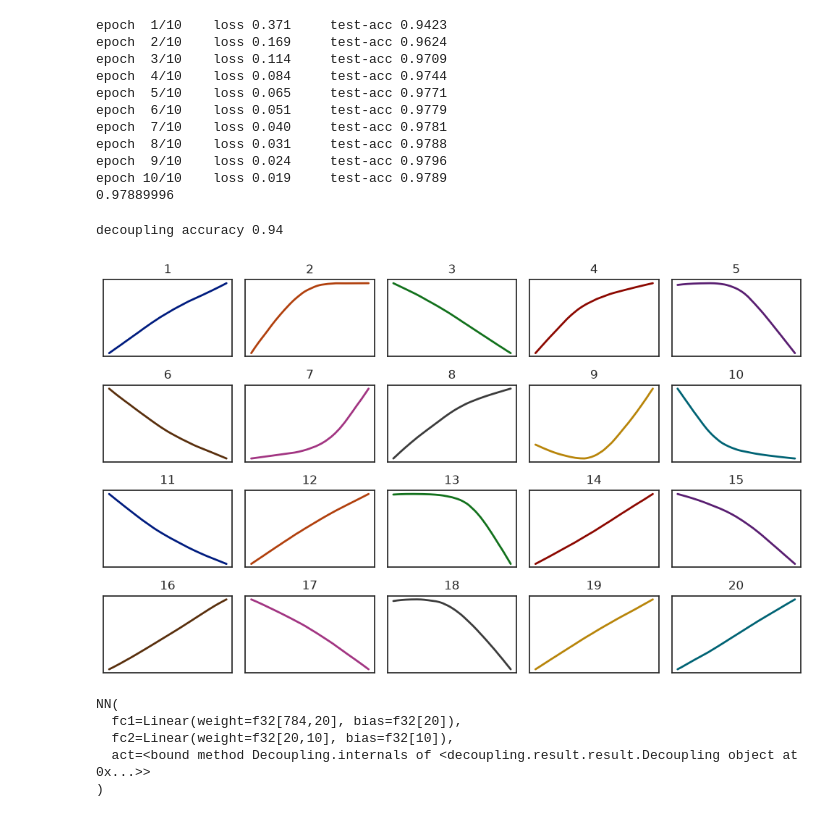
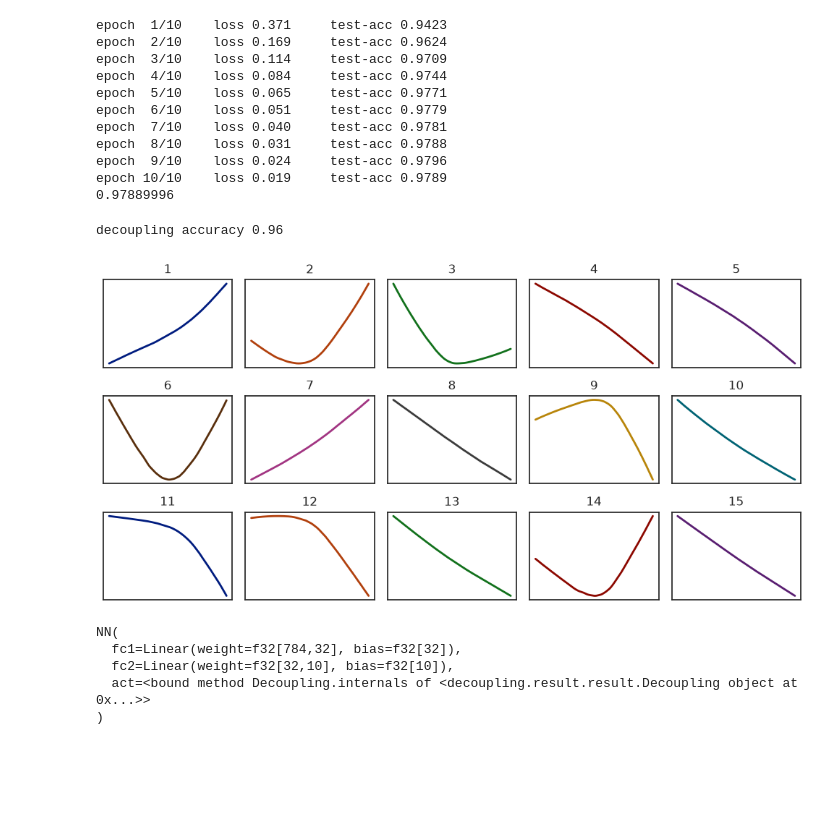
Before and after one commit to mrochk/decoupling, a Jupyter notebook: examples/3. Neural Network.ipynb, the cells around one changed output. Saved outputs shown, nothing was run; the diff lists cells and outputs as text; code cells hidden in the pictures; blank space fills up the shorter version.

```diff
--- a/examples/3. Neural Network.ipynb
+++ b/examples/3. Neural Network.ipynb
@@ -145,41 +145,41 @@ def plot_internals(Xdec, decoupling):
     inputs = jnp.stack([jnp.linspace(lo, hi, 500) for (lo, hi) in minmax], axis=1)
     outputs = jax.vmap(decoupling.internals)(inputs)
 
-    fig, ax = plt.subplots(4, 5, figsize=(10, 6))
+    fig, ax = plt.subplots(3, 5, figsize=(10, 5))
 
     for r, a in enumerate(ax.flatten()):
         a.set_xticks([]); a.set_yticks([])
         idx = jnp.argsort(Z[:, r])
         a.plot(inputs[:, r], outputs[:, r], color=colors[r % len(colors)], linewidth=2)
         a.set_title(f'${r+1}$')
 
     plt.tight_layout(); plt.show()
 
 def decouple(rank, N, show=True):
     Xdec = Xtrain[:N]
     Xdec, Ydec, Jdec = collect_information_from_inputs(target, Xdec)
 
     scaler = JacobianScaler(Jdec)
     sJdec, sYdec = scaler.scale(Jdec, Ydec)
 
-    algorithm = Algorithm(rank, key, niters=50, ninits=3, gamma=0.01, use_smoothing=True, show_progress=show)
+    algorithm = Algorithm(rank, key, niters=50, ninits=1, gamma=0.01, use_smoothing=True, show_progress=show)
     decoupling = algorithm.run(Xdec, sYdec, sJdec)
     decoupling = scaler.unscale(decoupling)
 
     acc = 0
     for i in range(N): acc += (decoupling(Xdec[i]).argmax() == target(Xdec[i]).argmax())
     print(f'decoupling accuracy {acc / N:.2f}')
 
     if show: plot_internals(Xdec, decoupling)
 
     return decoupling
 
-rank = 20
+rank = 32
 N = 512
 decoupling = decouple(rank, N)
 # %% [output]
-decoupling accuracy 0.94
+decoupling accuracy 0.96
-[figure, old version]
+[figure, new version]
 # %%
 from typing import Callable
 
@@ -214,8 +214,8 @@ student = NN(decoupling)
 print(student)
 # %% [output]
 NN(
-  fc1=Linear(weight=f32[784,20], bias=f32[20]),
-  fc2=Linear(weight=f32[20,10], bias=f32[10]),
+  fc1=Linear(weight=f32[784,32], bias=f32[32]),
+  fc2=Linear(weight=f32[32,10], bias=f32[10]),
   act=<bound method Decoupling.internals of <decoupling.result.result.Decoupling object at 0x...>>
 )
 # %%
```
Also changed, not shown: parts of 7 cells of this notebook.
